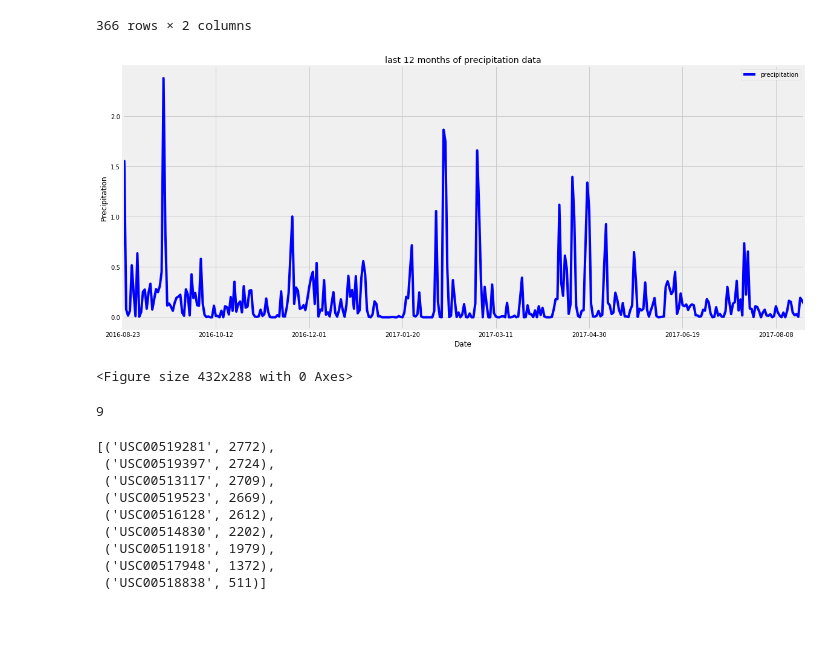
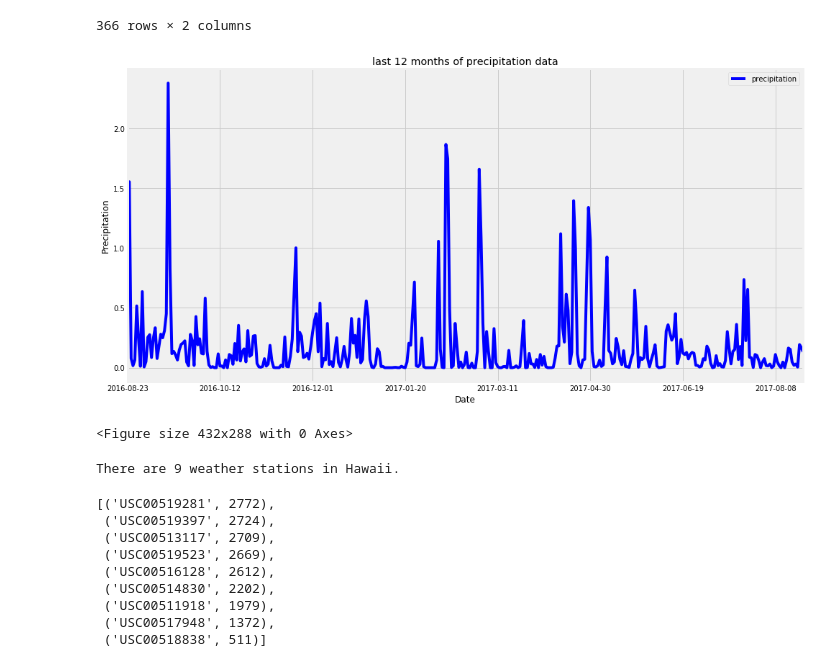
Before and after one commit to frpatel/databootcamp-homework, a Jupyter notebook: sqlalchemy-challenge/climate_starter.ipynb, the cells around one changed output. Saved outputs shown, nothing was run; the diff lists cells and outputs as text; code cells hidden in the pictures; blank space fills up the shorter version.

```diff
--- a/sqlalchemy-challenge/climate_starter.ipynb
+++ b/sqlalchemy-challenge/climate_starter.ipynb
@@ -127,24 +130,22 @@ prcp_df
 | 365 | 2017-08-23 | 0.132500 |
 366 rows × 2 columns
 # %%
-prcp_df.plot('date','precipitation',figsize = (18,8), color="blue")
+prcp_df.plot('date','precipitation',figsize = (15,8), color="blue")
 plt.xlabel("Date")
 plt.ylabel("Precipitation")
 plt.title("last 12 months of precipitation data")
 plt.show()
-
-
-plt.savefig("Precipitation.jpg")
+plt.savefig("Precipitation.png")
 # %% [output]
-[figure, old version]
+[figure, new version]
 <Figure size 432x288 with 0 Axes>
 # %%
 # Design a query to show how many stations are available in this dataset?
 station = session.query(func.count(Station.station)).all()
 station_count = station[0][0]
-station_count
+print(f'There are {station_count} weather stations in Hawaii.')
 # %% [output]
-9
+There are 9 weather stations in Hawaii.
 # %%
 # What are the most active stations? (i.e. what stations have the most rows)?
 # List the stations and the counts in descending order.
```
Also changed, not shown: parts of 10 cells of this notebook, 3 other files.
